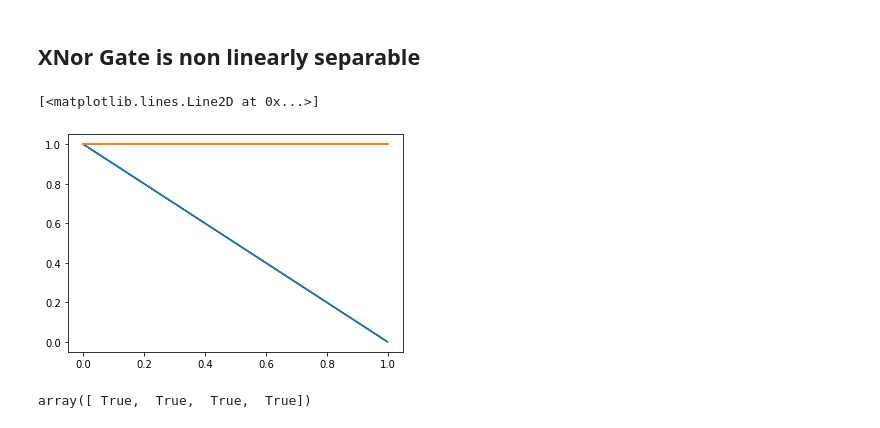
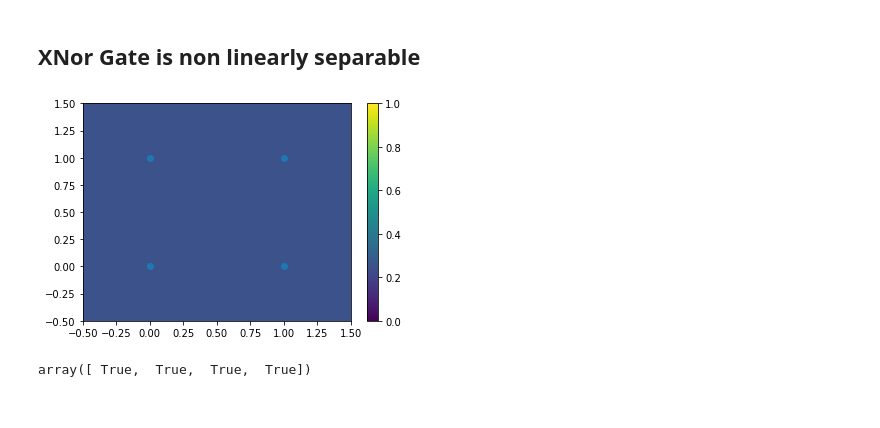
Before and after one commit to SidharthArya/Deep_Learning_Class_Manit, a Jupyter notebook: Assignments/003_Kernel_Function_to_fit_non_linearly_separable.ipynb, the cells around one changed output. Saved outputs shown, nothing was run; the diff lists cells and outputs as text; code cells hidden in the pictures.

```diff
--- a/Assignments/003_Kernel_Function_to_fit_non_linearly_separable.ipynb
+++ b/Assignments/003_Kernel_Function_to_fit_non_linearly_separable.ipynb
@@ -117,13 +135,22 @@ X = np.array([[0,0],
 Y=np.array([1,0,0,1])
 # %%
 perceptron = Perceptron(features=1)
-# %%
-
-plt.plot(kernel_function([X[:,0],X[:,1]]),Y)
-plt.plot(kernel_function([X[:,0],X[:,1]]), perceptron.predict(kernel_function([X[:,0],X[:,1]])))
-# %% [output]
-[<matplotlib.lines.Line2D at 0x...>]
-[figure, removed]
+# %%
+
+x=np.linspace(-0.5, 1.5, 200)
+
+xx, yy = np.meshgrid(x, x)
+
+roi = np.array([xx.ravel(),yy.ravel()]).T
+Z = perceptron.predict(kernel_function([roi[:,0], roi[:,1]]))
+
+plt.contourf(xx, yy, Z.reshape(xx.shape), levels=1)
+plt.scatter(X[:,0],X[:,1])
+plt.xlim([-0.5,1.5])
+plt.ylim([-0.5,1.5])
+plt.colorbar();
+# %% [output]
+[figure, added]
 # %%
 perceptron.predict(kernel_function(np.array([X[:,0], X[:,1]])))
 # %% [output]
```
Also changed, not shown: parts of 6 cells of this notebook.
